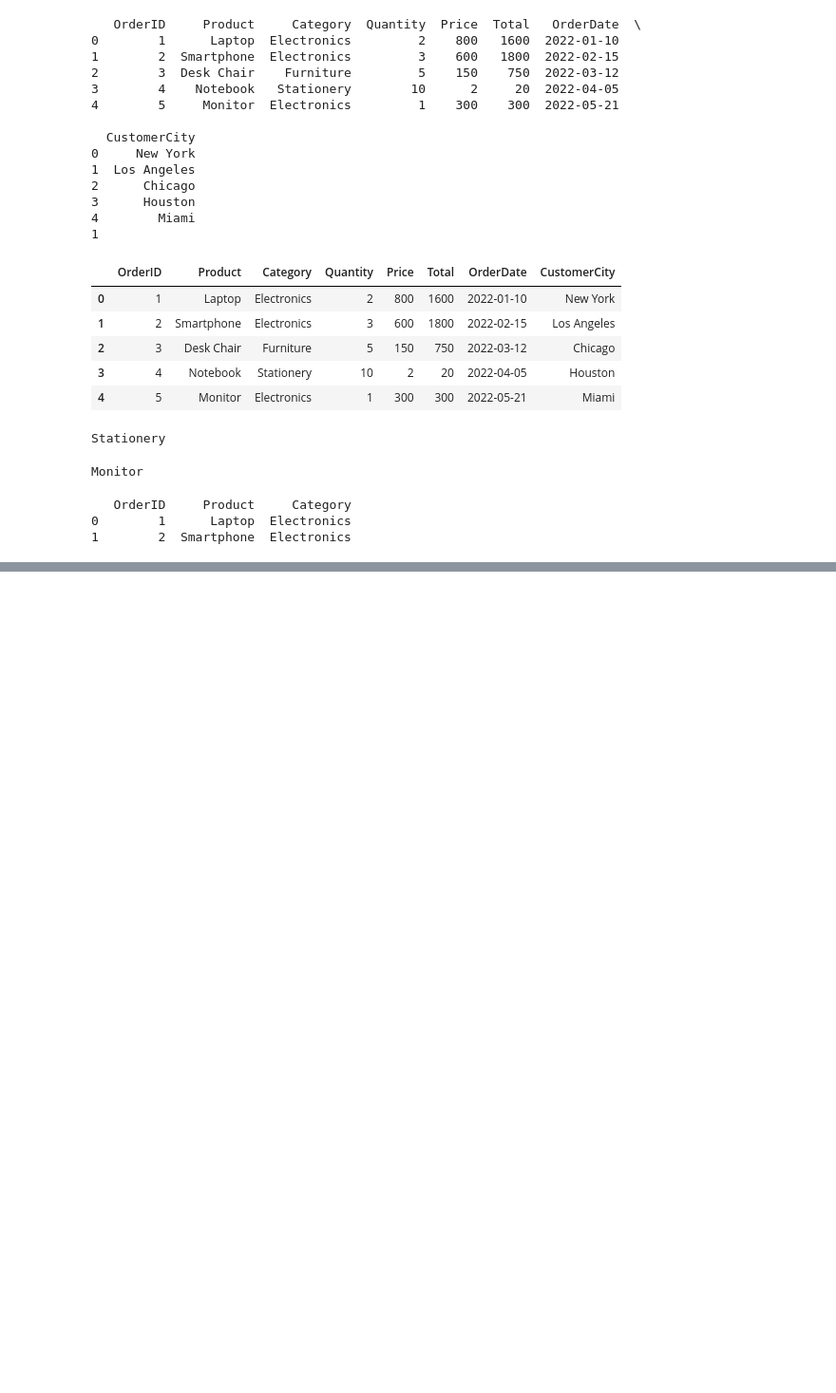
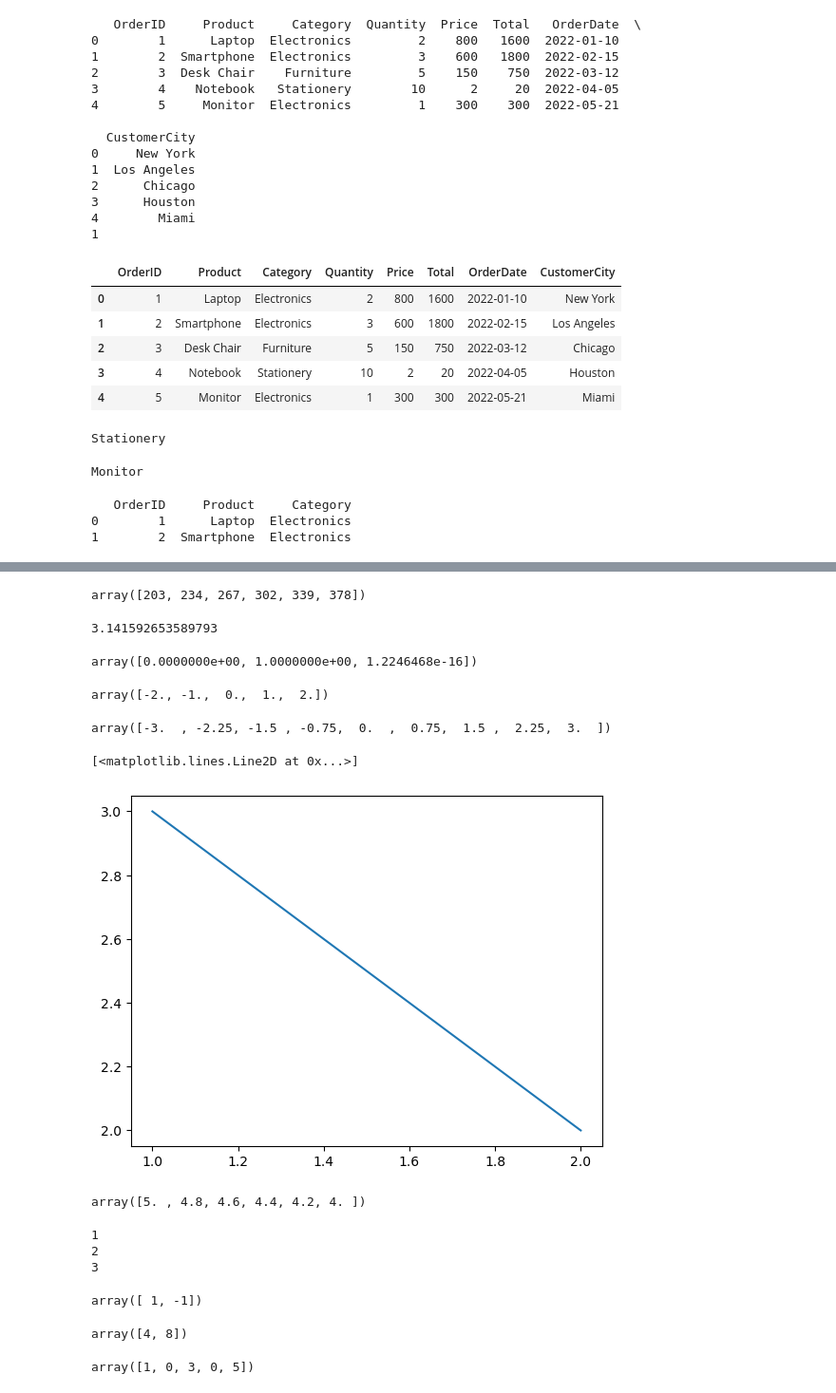
Before and after one commit to awaisalirajpot/IBM-Data-Science, a Jupyter notebook: M4 Working With Data in Python.ipynb, the cells around one changed output, grey strips where cells are left out. Shown: that part at 95% size. Saved outputs shown, nothing was run; the diff lists cells and outputs as text; code cells hidden in the pictures; blank space fills up the shorter version.

```diff
--- a/M4 Working With Data in Python.ipynb
+++ b/M4 Working With Data in Python.ipynb
@@ -764,0 +993,4 @@ print(Data.iloc[0:2, 0:3])
+# %%
+X = np.array([1,2])
+Y = np.array([3,2])
+np.dot(X,Y)
@@ -764,0 +1005,55 @@ print(Data.iloc[0:2, 0:3])
+# %%
+arr + 3
+# %% [output]
+array([203, 234, 267, 302, 339, 378])
+# %%
+np.pi
+# %% [output]
+3.141592653589793
+# %%
+x = np.array([0, np.pi/2, np.pi])
+np.sin(x)
+# %% [output]
+array([0.0000000e+00, 1.0000000e+00, 1.2246468e-16])
+# %%
+np.linspace(-2,2, num=5)
+# %% [output]
+array([-2., -1.,  0.,  1.,  2.])
+# %%
+np.linspace(-3, 3, num = 9)
+# %% [output]
+array([-3.  , -2.25, -1.5 , -0.75,  0.  ,  0.75,  1.5 ,  2.25,  3.  ])
+# %%
+plt.plot(X,Y)
+# %% [output]
+[<matplotlib.lines.Line2D at 0x...>]
+[figure, added]
+# %%
+np.linspace(5,4, num=6)
+# %% [output]
+array([5. , 4.8, 4.6, 4.4, 4.2, 4. ])
+# %%
+Arr = np.array([1,2,3])
+for x in Arr:
+    print(x)
+# %% [output]
+1
+2
+3
+# %%
+u = np.array([1,0])
+v = np.array([0,1])
+np.subtract(u,v)
+# %% [output]
+array([ 1, -1])
+# %%
+z = np.array([2,4])
+np.multiply(z,2)
+# %% [output]
+array([4, 8])
+# %%
+l1 = np.array([1,2,3,4,5])
+l2 = np.array([1,0,1,0,1])
+np.multiply(l1,l2)
+# %% [output]
+array([1, 0, 3, 0, 5])
```
Also changed, not shown: parts of 56 cells of this notebook.
